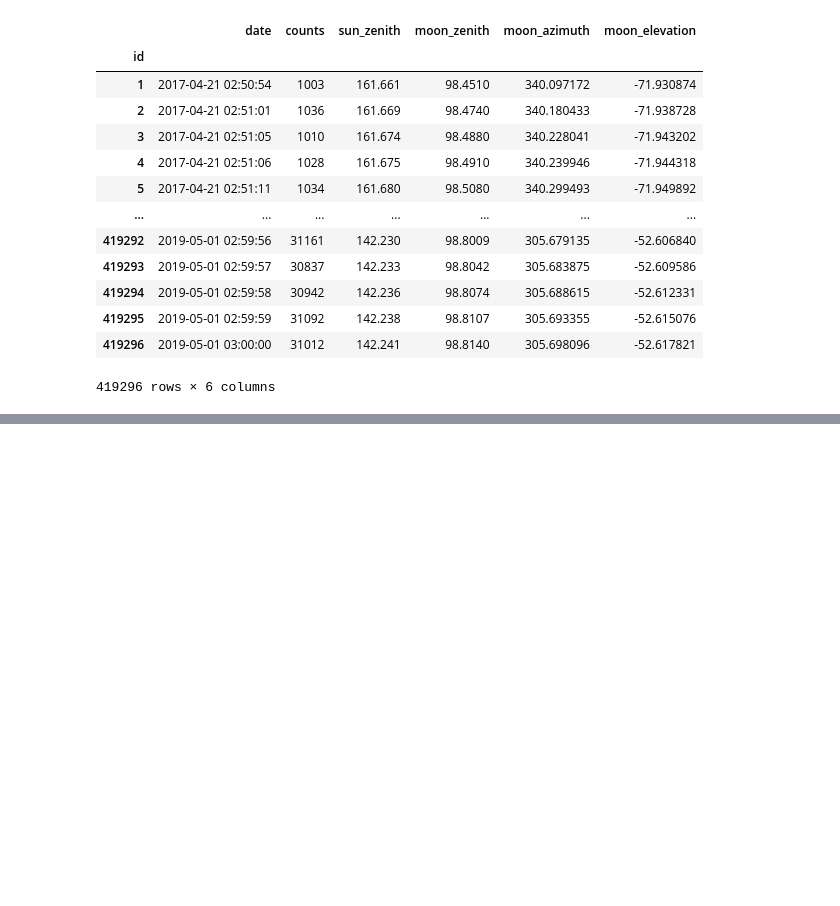
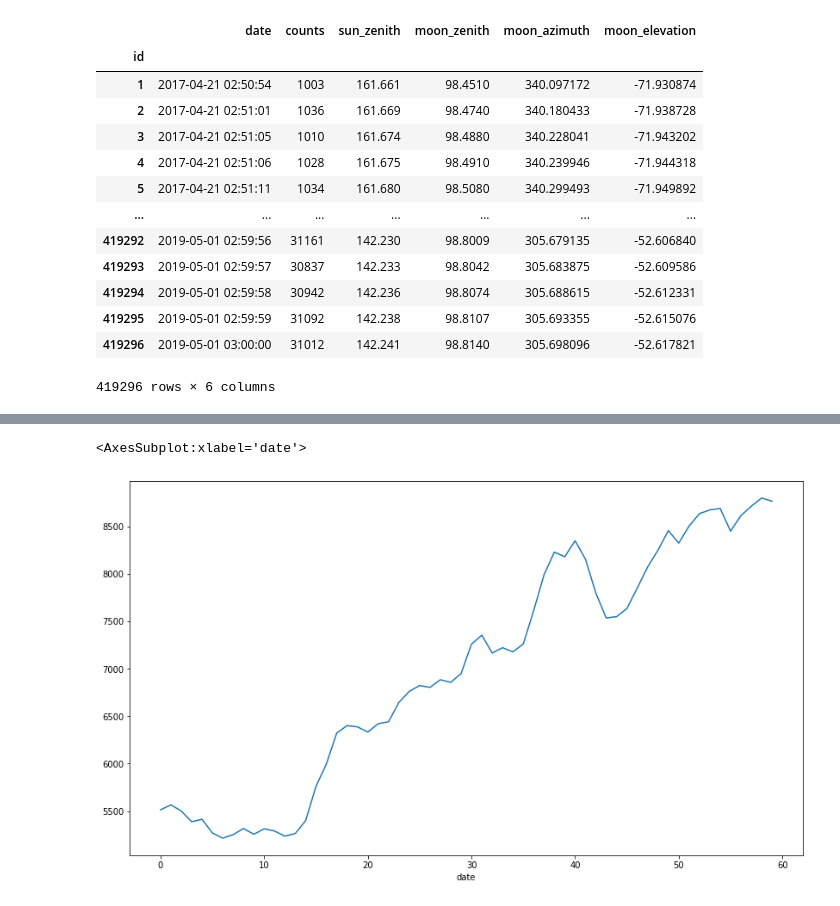
Before and after one commit to stan-levend/stars-identification-in-AMON-data, a Jupyter notebook: db_handler.ipynb, the cells around one changed output, grey strips where cells are left out. Saved outputs shown, nothing was run; the diff lists cells and outputs as text; code cells hidden in the pictures; blank space fills up the shorter version.

```diff
--- a/db_handler.ipynb
+++ b/db_handler.ipynb
@@ -44,0 +66,5 @@ amon_data.to_sql('peaks', engine, if_exists='replace')
+# %%
+amon_data['counts'].groupby(amon_data["date"].dt.minute).count().plot(kind="line", figsize=(14,8))
+# %% [output]
+<AxesSubplot:xlabel='date'>
+[figure, added]
```
Also changed, not shown: parts of 3 cells of this notebook.
